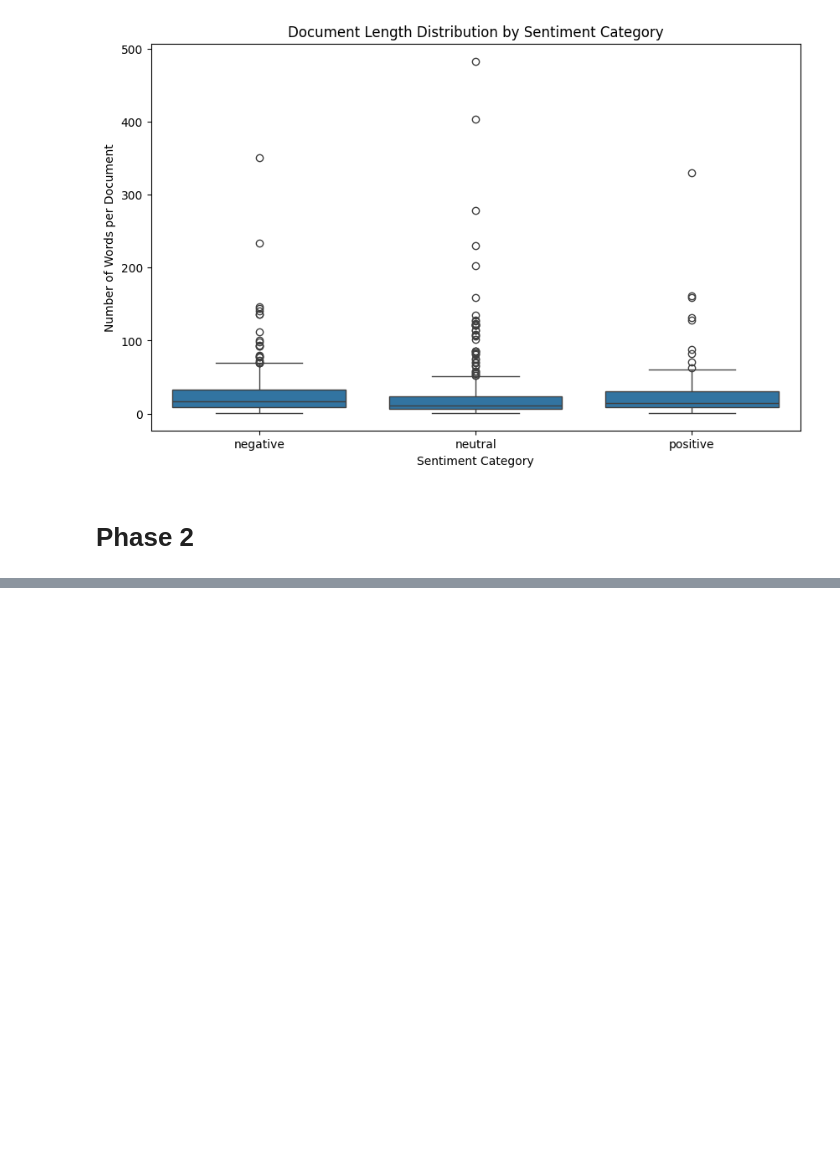
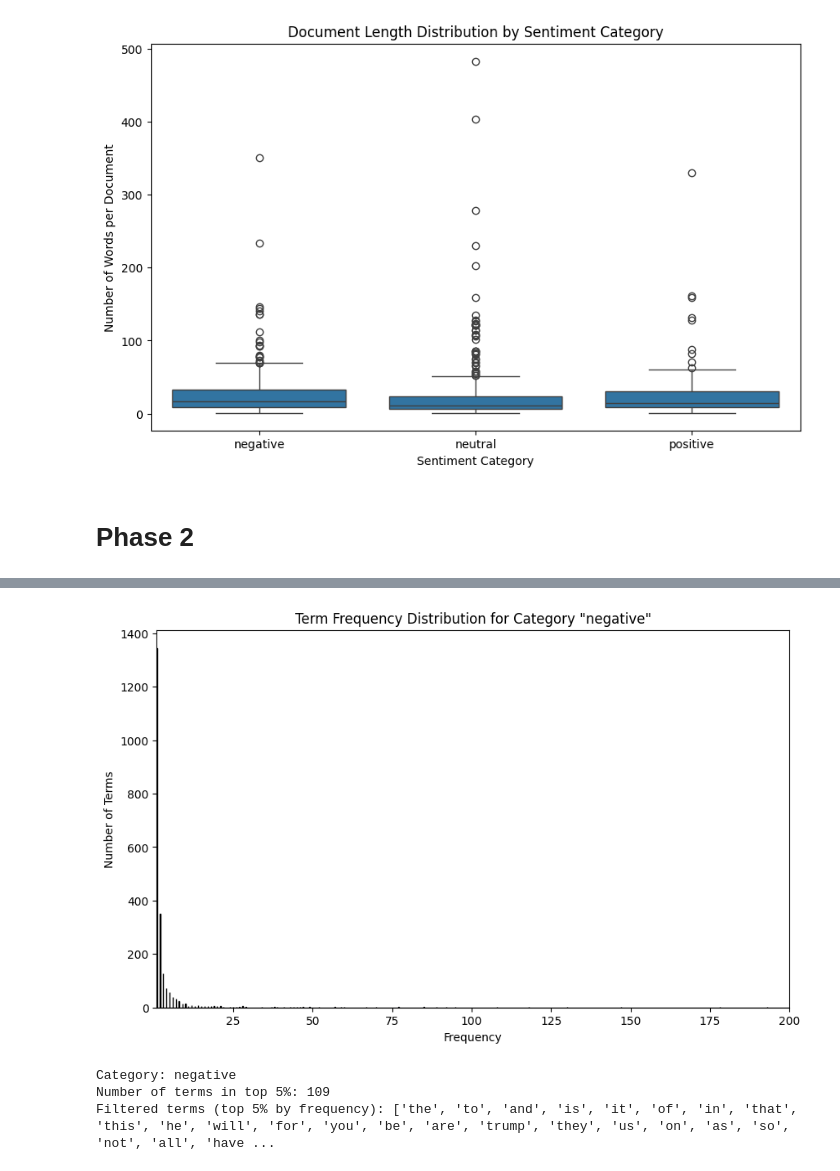
Before and after one commit to robins114/dm2025-lab1-exercise, a Jupyter notebook: DM2025-Lab1-Homework.ipynb, the cells around one changed output, grey strips where cells are left out. Saved outputs shown, nothing was run; the diff lists cells and outputs as text; code cells hidden in the pictures; blank space fills up the shorter version.

```diff
--- a/DM2025-Lab1-Homework.ipynb
+++ b/DM2025-Lab1-Homework.ipynb
@@ -726,0 +772,44 @@ plt.show()
+# %%
+# Total frequency for each word in a category
+category_number = 0  # Change to 0, 1, or 2 for negative, neutral, positive
+category_name = categories[category_number]
+
+word_counts = filt_term_document_dfs[category_name].sum(axis=0).to_numpy()
+
+#plot
+plt.figure(figsize=(10, 6))
+plt.hist(word_counts, bins=5000, color='blue', edgecolor='black')
+plt.title(f'Term Frequency Distribution for Category "{category_name}"')
+plt.xlabel('Frequency')
+plt.ylabel('Number of Terms')
+plt.xlim(1, 200)  # optional: zoom into low-frequency terms
+plt.show()
+# %% [output]
+[figure, added]
+# %%
+import numpy as np
+
+
+category_number = 0  # Change to 0, 1, 2 for negative, neutral, positive
+category_name = categories[category_number]
+
+word_counts = filt_term_document_dfs[category_name].sum(axis=0).to_numpy()
+
+# Sort frequencies
+sorted_indices = np.argsort(word_counts)[::-1]
+sorted_counts = word_counts[sorted_indices]
+
+# Top 5% most frequent terms
+total_terms = len(sorted_counts)
+top_5_percent_index = int(0.05 * total_terms)
+top_5_percent_indices = sorted_indices[:top_5_percent_index]
+filtered_words = [filt_term_document_dfs[category_name].columns[i] for i in top_5_percent_indices]
+
+# Display results
+print(f"Category: {category_name}")
+print(f"Number of terms in top 5%: {top_5_percent_index}")
+print(f"Filtered terms (top 5% by frequency): {filtered_words}")
+# %% [output]
+Category: negative
+Number of terms in top 5%: 109
+Filtered terms (top 5% by frequency): ['the', 'to', 'and', 'is', 'it', 'of', 'in', 'that', 'this', 'he', 'will', 'for', 'you', 'be', 'are', 'trump', 'they', 'us', 'on', 'as', 'so', 'not', 'all', 'have ...
```
Also changed, not shown: parts of 27 cells of this notebook.
